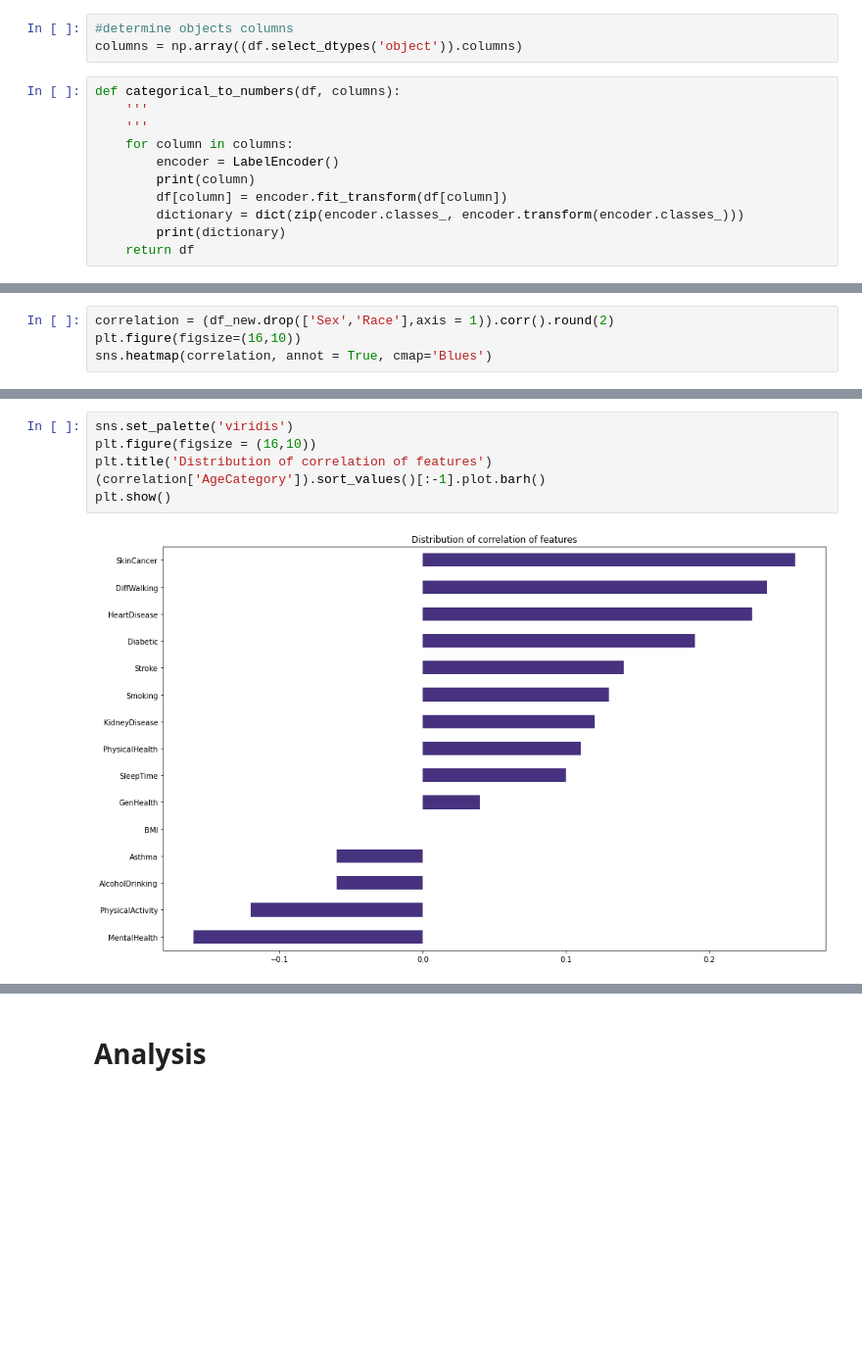
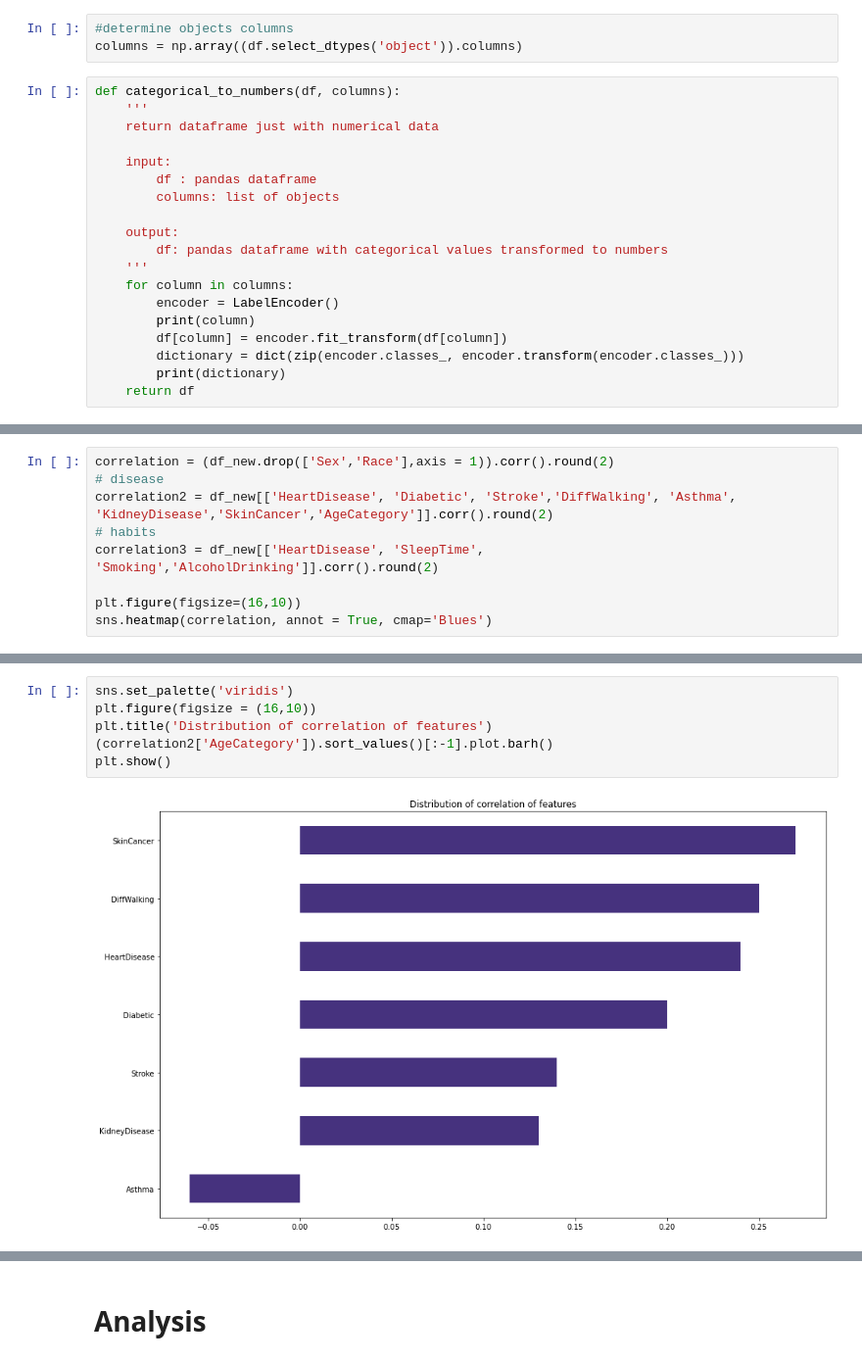
Before and after one commit to pmonteros/data_scientist_nanodegree, a Jupyter notebook: Proyecto 1/cardiovascular_disease.ipynb, the cells around one changed output, grey strips where cells are left out. Shown at 98% size. Cells and saved outputs as stored; diff of their text form; blank space fills up the shorter version.

```diff
--- a/Proyecto 1/cardiovascular_disease.ipynb
+++ b/Proyecto 1/cardiovascular_disease.ipynb
@@ -139,6 +154,14 @@ columns = np.array((df.select_dtypes('object')).columns)
 # %%
 def categorical_to_numbers(df, columns):
     '''
+    return dataframe just with numerical data
+
+    input:
+        df : pandas dataframe
+        columns: list of objects
+
+    output:
+        df: pandas dataframe with categorical values transformed to numbers
     '''
     for column in columns:
         encoder = LabelEncoder()
@@ -202,5 +200,10 @@ df_new
 # %%
 correlation = (df_new.drop(['Sex','Race'],axis = 1)).corr().round(2)
+# disease
+correlation2 = df_new[['HeartDisease', 'Diabetic', 'Stroke','DiffWalking', 'Asthma', 'KidneyDisease','SkinCancer','AgeCategory']].corr().round(2)
+# habits
+correlation3 = df_new[['HeartDisease', 'SleepTime', 'Smoking','AlcoholDrinking']].corr().round(2)
+
 plt.figure(figsize=(16,10))
 sns.heatmap(correlation, annot = True, cmap='Blues')
 # %% [output]
@@ -217,8 +220,8 @@ plt.show()
 # %%
 sns.set_palette('viridis')
 plt.figure(figsize = (16,10))
 plt.title('Distribution of correlation of features')
-(correlation['AgeCategory']).sort_values()[:-1].plot.barh()
+(correlation2['AgeCategory']).sort_values()[:-1].plot.barh()
 plt.show()
 # %% [output]
-[figure, old version]
+[figure, new version]
```
Also changed, not shown: parts of 19 cells of this notebook.
